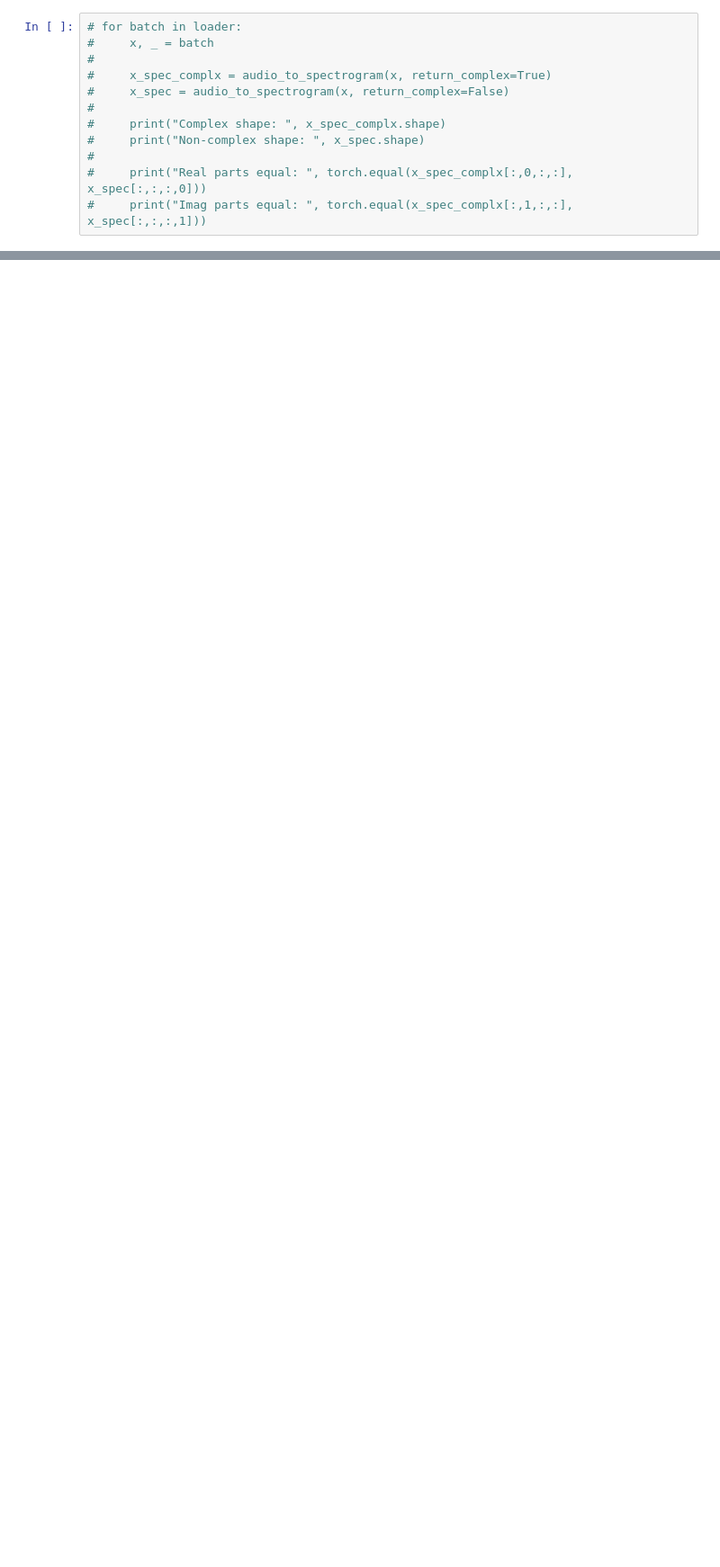
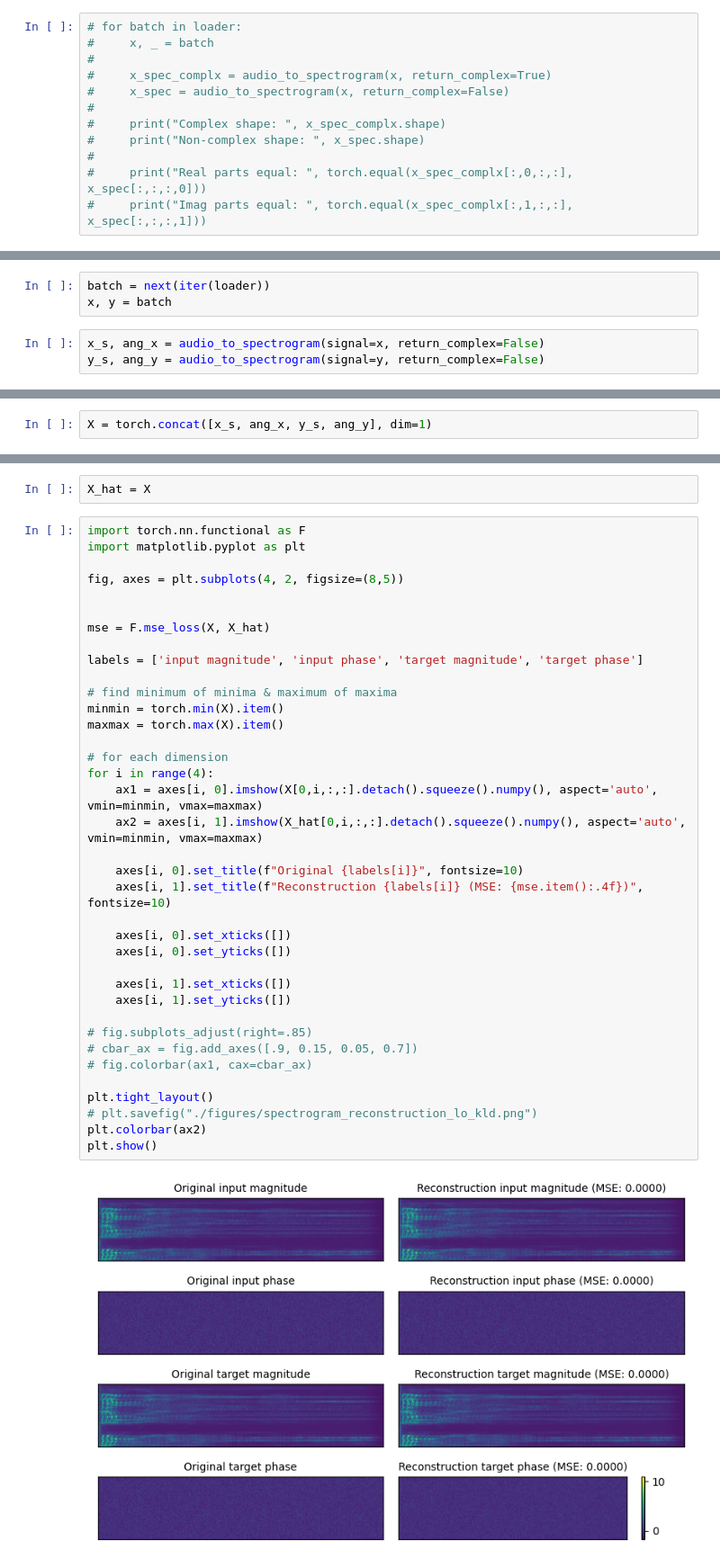
Before and after one commit to kieran-grant/Level5ProjectAudioVAE, a Jupyter notebook: src/notebooks/complex_spectrogram_check.ipynb, the cells around one changed output, grey strips where cells are left out. Shown at 90% size. Saved outputs shown, nothing was run; the diff lists cells and outputs as text; blank space fills up the shorter version.

```diff
--- a/src/notebooks/complex_spectrogram_check.ipynb
+++ b/src/notebooks/complex_spectrogram_check.ipynb
@@ -133,0 +98,6 @@ complex_stds_np.mean()
+# %%
+batch = next(iter(loader))
+x, y = batch
+# %%
+x_s, ang_x = audio_to_spectrogram(signal=x, return_complex=False)
+y_s, ang_y = audio_to_spectrogram(signal=y, return_complex=False)
@@ -133,0 +108,2 @@ complex_stds_np.mean()
+# %%
+X = torch.concat([x_s, ang_x, y_s, ang_y], dim=1)
@@ -133,0 +114,41 @@ complex_stds_np.mean()
+# %%
+X_hat = X
+# %%
+import torch.nn.functional as F
+import matplotlib.pyplot as plt
+
+fig, axes = plt.subplots(4, 2, figsize=(8,5))
+
+
+mse = F.mse_loss(X, X_hat)
+
+labels = ['input magnitude', 'input phase', 'target magnitude', 'target phase']
+
+# find minimum of minima & maximum of maxima
+minmin = torch.min(X).item()
+maxmax = torch.max(X).item()
+
+# for each dimension
+for i in range(4):
+    ax1 = axes[i, 0].imshow(X[0,i,:,:].detach().squeeze().numpy(), aspect='auto', vmin=minmin, vmax=maxmax)
+    ax2 = axes[i, 1].imshow(X_hat[0,i,:,:].detach().squeeze().numpy(), aspect='auto', vmin=minmin, vmax=maxmax)
+
+    axes[i, 0].set_title(f"Original {labels[i]}", fontsize=10)
+    axes[i, 1].set_title(f"Reconstruction {labels[i]} (MSE: {mse.item():.4f})", fontsize=10)
+
+    axes[i, 0].set_xticks([])
+    axes[i, 0].set_yticks([])
+
+    axes[i, 1].set_xticks([])
+    axes[i, 1].set_yticks([])
+
+# fig.subplots_adjust(right=.85)
+# cbar_ax = fig.add_axes([.9, 0.15, 0.05, 0.7])
+# fig.colorbar(ax1, cax=cbar_ax)
+
+plt.tight_layout()
+# plt.savefig("./figures/spectrogram_reconstruction_lo_kld.png")
+plt.colorbar(ax2)
+plt.show()
+# %% [output]
+[figure, added]
```
Also changed, not shown: parts of 20 cells of this notebook, 5 other files.
